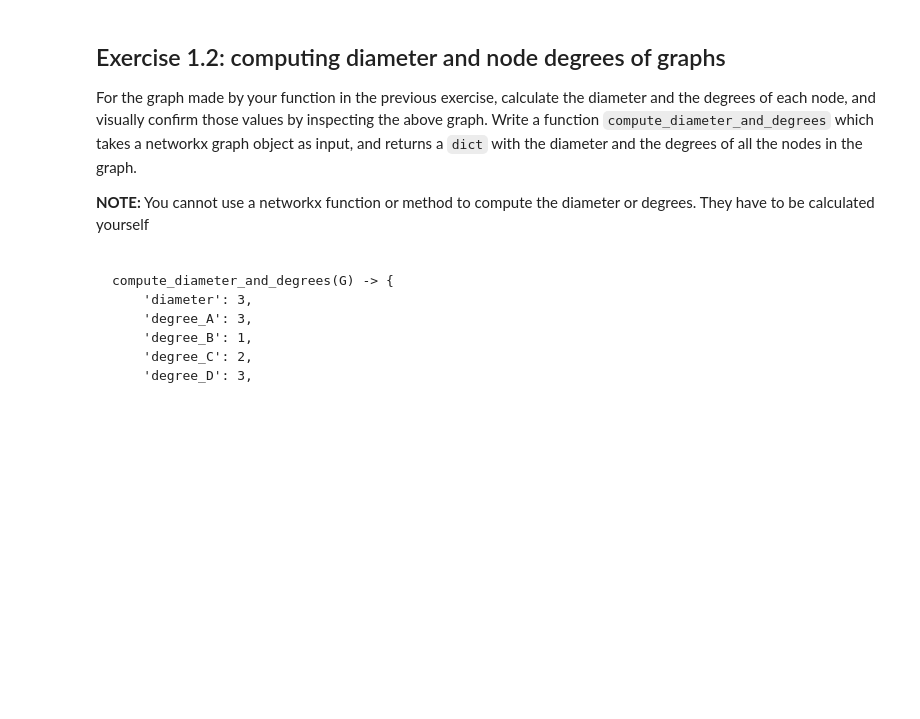
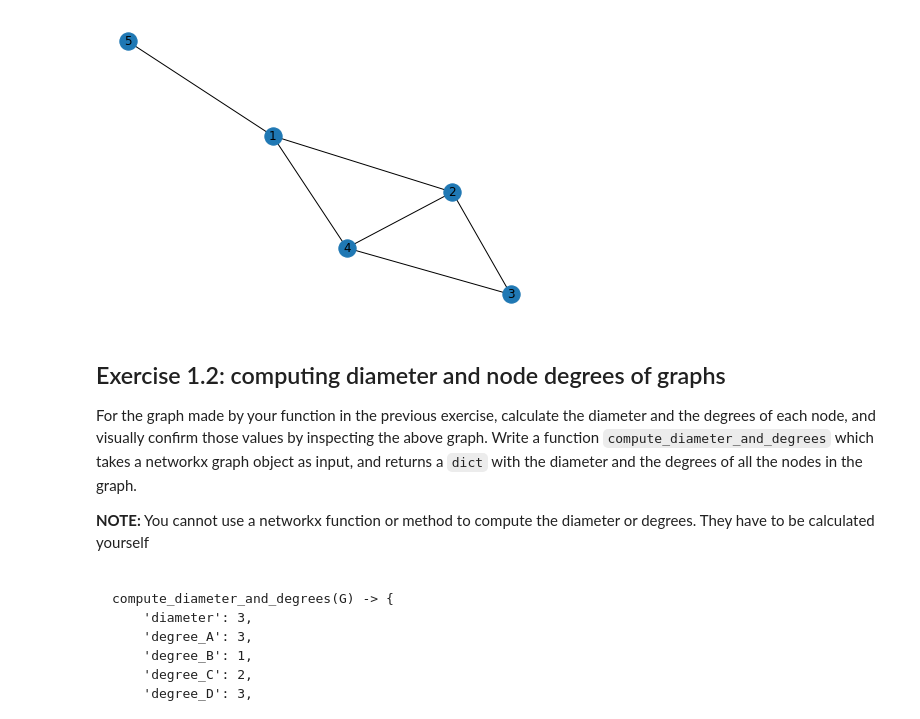
Before and after one commit to cb-ds-1/m1-11-networks, a Jupyter notebook: Workshop Graphs.ipynb, the cells around one changed output. Cells and saved outputs as stored; diff of their text form; code cells hidden in the pictures; blank space fills up the shorter version.

```diff
--- a/Workshop Graphs.ipynb
+++ b/Workshop Graphs.ipynb
@@ -4,6 +8,31 @@
 Write a function called make_simple_graph that returns the graph object that represents the following diagram:
 
 ![](exercise2.png)
+# %%
+G = nx.Graph()
+
+def make_simple_graph(nodes, extra):
+
+    for i in range(len(nodes)):
+
+        if i == (len(nodes) - 1):
+            G.add_edge(nodes[i], nodes[0])
+        else:
+            G.add_edge(nodes[i], nodes[i + 1])
+
+    if extra:
+        G.add_edge(len(nodes) + 1, nodes[0])
+
+    G.add_edge(nodes[(len(nodes) - 1) // 2], nodes[len(nodes) - 1])
+
+    nx.draw(G, with_labels = True)
+
+nodes = [1, 2, 3, 4]
+extra = True
+
+make_simple_graph(nodes, extra)
+# %% [output]
+[figure, added]
 # %% [markdown]
 ## Exercise 1.2: computing diameter and node degrees of graphs
 
```
Also changed, not shown: parts of 5 cells of this notebook, 1 other file.
